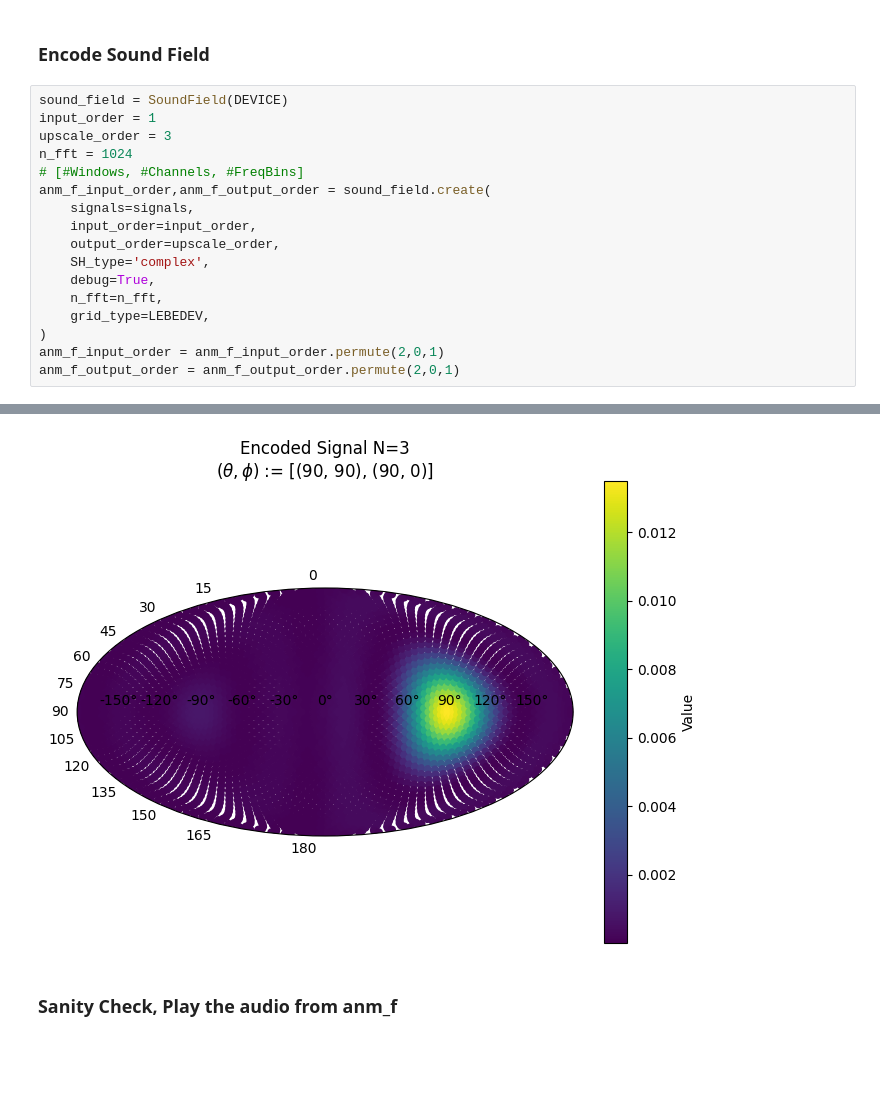
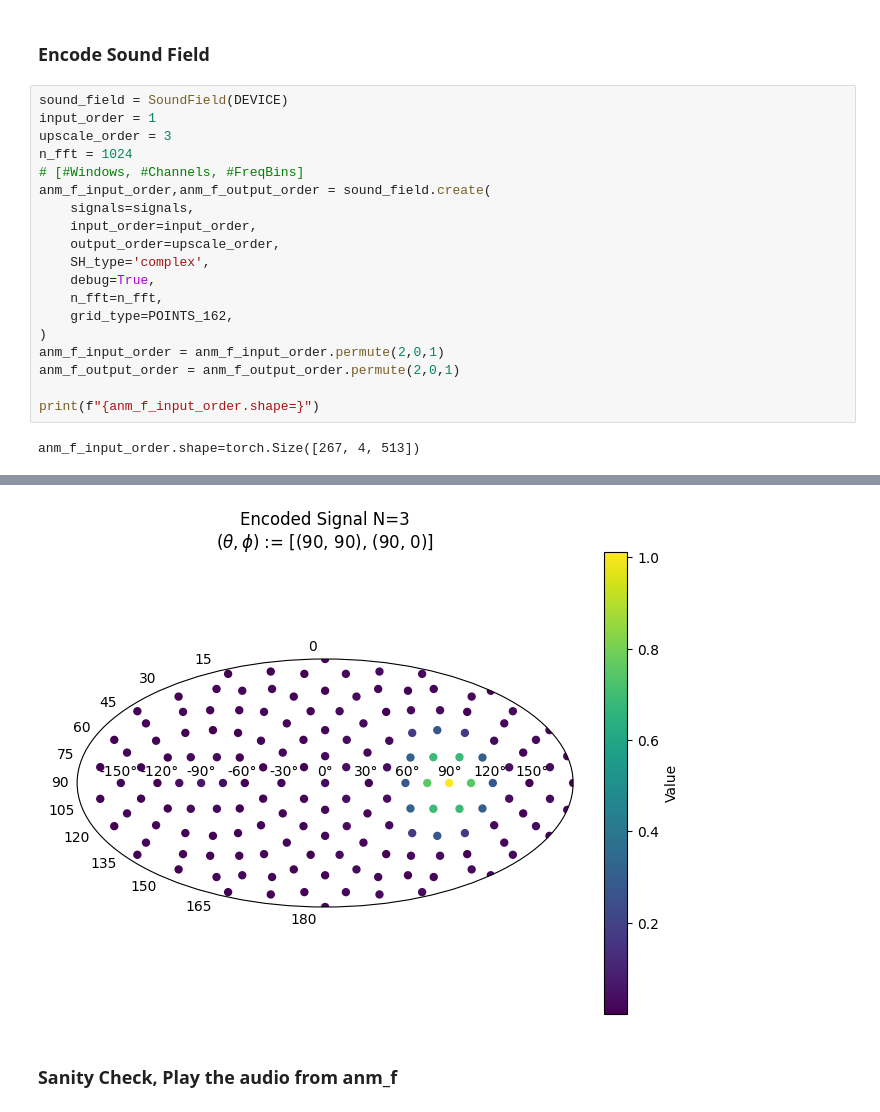
Before and after one commit to Amitmils/AmbisonicUpscaling, a Jupyter notebook: run_script_v2.ipynb, the cells around one changed output, grey strips where cells are left out. Cells and saved outputs as stored; diff of their text form; blank space fills up the shorter version.

```diff
--- a/run_script_v2.ipynb
+++ b/run_script_v2.ipynb
@@ -170,8 +168,11 @@ anm_f_input_order,anm_f_output_order = sound_field.create(
     SH_type='complex',
     debug=True,
     n_fft=n_fft,
-    grid_type=LEBEDEV,
+    grid_type=POINTS_162,
 )
 anm_f_input_order = anm_f_input_order.permute(2,0,1)
 anm_f_output_order = anm_f_output_order.permute(2,0,1)
+
+print(f"{anm_f_input_order.shape=}")
 # %% [output]
+anm_f_input_order.shape=torch.Size([267, 4, 513])
@@ -179,4 +180,4 @@ anm_f_output_order = anm_f_output_order.permute(2,0,1)
-[figure, old version]
+[figure, new version]
 # %% [markdown]
 ### Sanity Check, Play the audio from anm_f
 # %%
```
Also changed, not shown: parts of 7 cells of this notebook, 2 other files.
